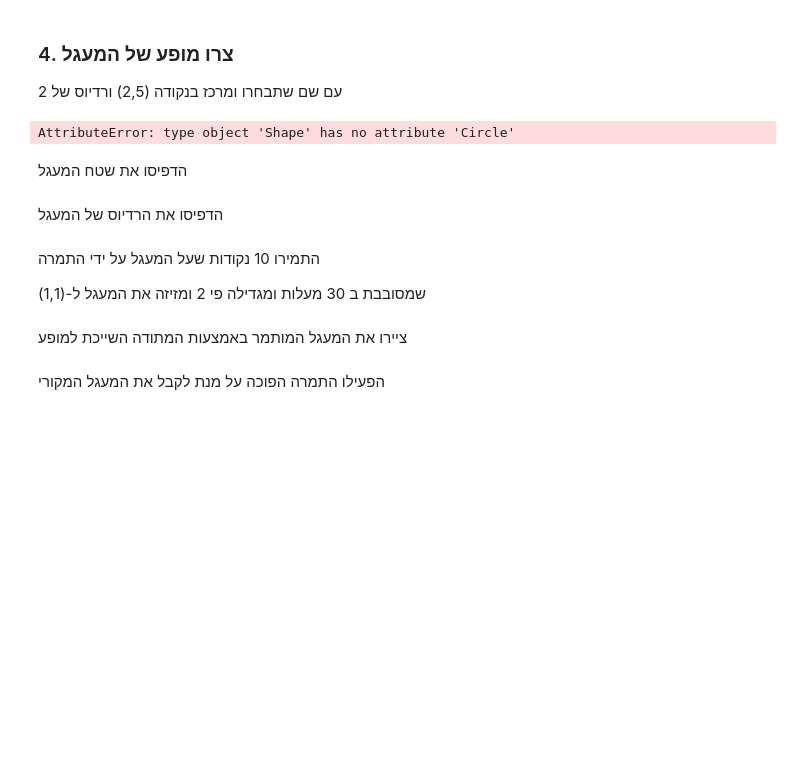
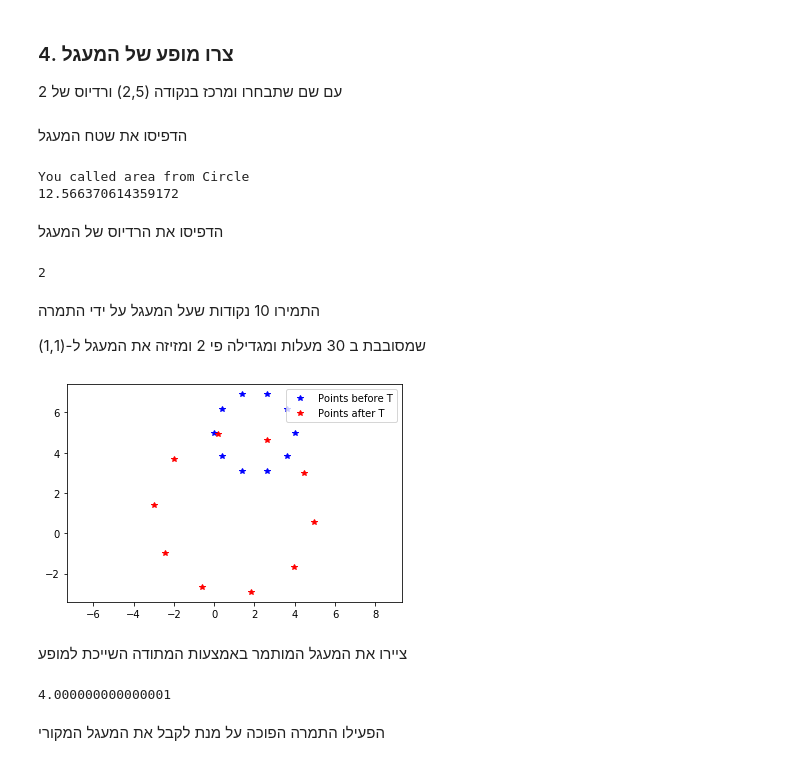
Before and after one commit to WOKNz/Photogrametry-LAB2, a Jupyter notebook: Lab 2-ObjectOriented_PerspectiveTransformation.ipynb, the cells around one changed output. Saved outputs shown, nothing was run; the diff lists cells and outputs as text; code cells hidden in the pictures; blank space fills up the shorter version.

```diff
--- a/Lab 2-ObjectOriented_PerspectiveTransformation.ipynb
+++ b/Lab 2-ObjectOriented_PerspectiveTransformation.ipynb
@@ -49,10 +48,11 @@ class Shape:
         self.__name = name
 
 
-    def area():
+    def area(self):
+        print('You called area from Shape')
         pass
 
-    def perimeter():
+    def perimeter(self):
         pass
 
     def oklid(self, points, angle, delta):
@@ -74,7 +74,7 @@ class Shape:
         x_new = np.dot(r,points)+np.vstack((delta[0]*np.ones(points.shape[1]),delta[0]*np.ones(points.shape[1])))
         return x_new
 
-    def konform(self, points, angle, delta,scale):
+    def konform(self, points, angle, delta, scale):
         """
         :param points: Input array of points
         :param angle: Rotation angle in radians
@@ -92,7 +92,7 @@ class Shape:
         """
 
         r = np.dot(scale,np.array([[np.cos(angle),-np.sin(angle)],[np.sin(angle),np.cos(angle)]]))
-        x_new = np.dot(r,points)+np.vstack((delta[0]*np.ones(points.shape[1]),delta[0]*np.ones(points.shape[1])))
+        x_new = np.dot(r,points)+np.vstack((delta[0]*np.ones(points.shape[1]),delta[1]*np.ones(points.shape[1])))
         return x_new
 
     def afine(self, points, angle, delta,scale,shear):
@@ -115,7 +115,7 @@ class Shape:
         """
 
         r = np.dot(shear,np.dot(scale,np.array([[np.cos(angle),-np.sin(angle)],[np.sin(angle),np.cos(angle)]])))
-        x_new = np.dot(r,points)+np.vstack((delta[0]*np.ones(points.shape[1]),delta[0]*np.ones(points.shape[1])))
+        x_new = np.dot(r,points)+np.vstack((delta[0]*np.ones(points.shape[1]),delta[1]*np.ones(points.shape[1])))
         return x_new
 
     def draw(self, points):
@@ -137,18 +137,18 @@ class Shape:
         return np.dot(shear,np.dot(scale,rotation))
 
     def invOklid(self, points, angle, delta):
-        r = multimat(angle)
-        x_new = np.dot(la.inv(r),points - np.vstack((delta[0]*np.ones(points.shape[1]),delta[0]*np.ones(points.shape[1]))))
+        r = self.multimat(angle)
+        x_new = np.dot(la.inv(r),points - np.vstack((delta[0]*np.ones(points.shape[1]),delta[1]*np.ones(points.shape[1]))))
         return x_new
 
     def invKonform(self, points, angle, delta,scale):
-        r = multimat(angle,scale)
-        x_new = np.dot(la.inv(r),points - np.vstack((delta[0]*np.ones(points.shape[1]),delta[0]*np.ones(points.shape[1]))))
+        r = self.multimat(angle,scale)
+        x_new = np.dot(la.inv(r),points - np.vstack((delta[0]*np.ones(points.shape[1]),delta[1]*np.ones(points.shape[1]))))
         return x_new
 
     def invAfine(self, points, angle, delta,scale,shear):
-        r = multimat(angle, scale, shear)
-        x_new = np.dot(la.inv(r),points - np.vstack((delta[0]*np.ones(points.shape[1]),delta[0]*np.ones(points.shape[1]))))
+        r = self.multimat(angle, scale, shear)
+        x_new = np.dot(la.inv(r),points - np.vstack((delta[0]*np.ones(points.shape[1]),delta[1]*np.ones(points.shape[1]))))
         return x_new
 # %% [markdown]
 ### 2. ממשו את המחלקה Circle.  מחלקה זו תירש ממחלקת האב "Shape".
@@ -381,22 +387,46 @@ class Ellipse(Shape):
 עם שם שתבחרו
 ומרכז בנקודה (2,5) ורדיוס של 2
 # %%
- cir1 = Shape.Circle(1,2,[2,5])
+ cir1 = Circle('Circle1',2,[2,5])
-# %% [output]
-AttributeError: type object 'Shape' has no attribute 'Circle'
 # %% [markdown]
 
 הדפיסו את שטח המעגל
 # %%
-print(cir1.__area())
+print(cir1.area())
+# %% [output]
+You called area from Circle
+12.566370614359172
 # %% [markdown]
 
 הדפיסו את הרדיוס של המעגל
+# %%
+print(cir1.radius)
+# %% [output]
+2
 # %% [markdown]
  התמירו 10 נקודות שעל המעגל על ידי התמרה
 
 שמסובבת ב 30 מעלות ומגדילה פי 2 ומזיזה את המעגל ל-(1,1)
+# %%
+points = cir1.generateCirclePoints(10)
+plt.plot(points[0,:],points[1,:],'b*', label='Points before T')
+angle = np.radians(30)
+delta = np.array([-1,-4])
+scale = np.array([[2,0],[0,2]])
+t_points = cir1.konform(points, 0, [-2,-5], np.array([[1,0],[0,1]])) # First we move to (0,0)
+t_points = cir1.konform(t_points, angle, [1, 1], scale) # Transformation and moving to (1,1)
+plt.plot(t_points[0,:],t_points[1,:],'*r', label='Points after T')
+plt.axis('equal')
+plt.legend(loc='upper right')
+plt.show()
+# %% [output]
+[figure, added]
 # %% [markdown]
 ציירו את המעגל המותמר באמצעות המתודה השייכת למופע
+# %%
+cir2 = Circle('Circle2',np.sqrt((t_points[0,0]-1)**2+(t_points[1,0]-1)**2),[1,1])
+print(cir2.radius)
+# %% [output]
+4.000000000000001
 # %% [markdown]
 הפעילו התמרה הפוכה על מנת לקבל את המעגל המקורי
```
Also changed, not shown: parts of 4 cells of this notebook.
